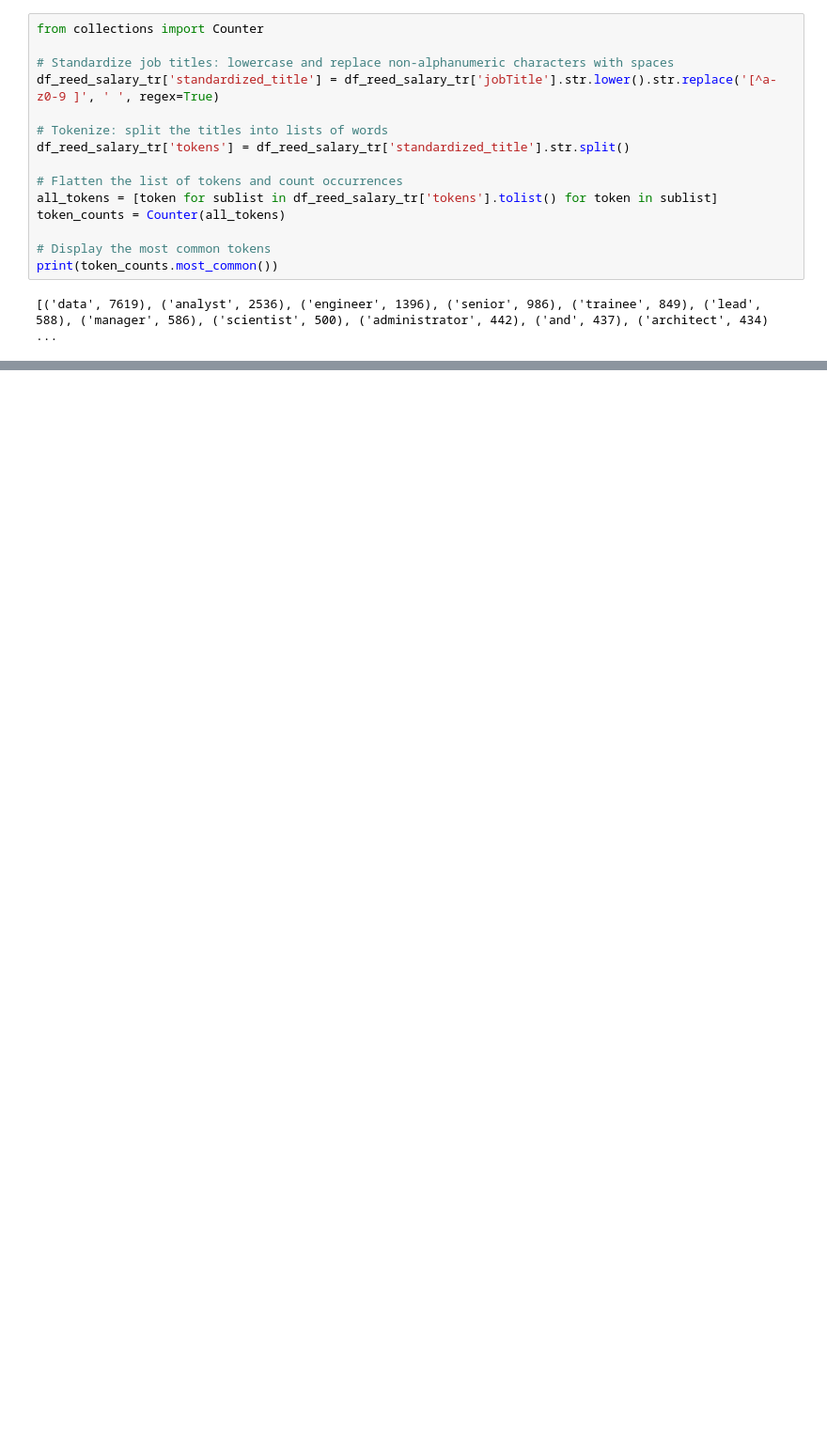
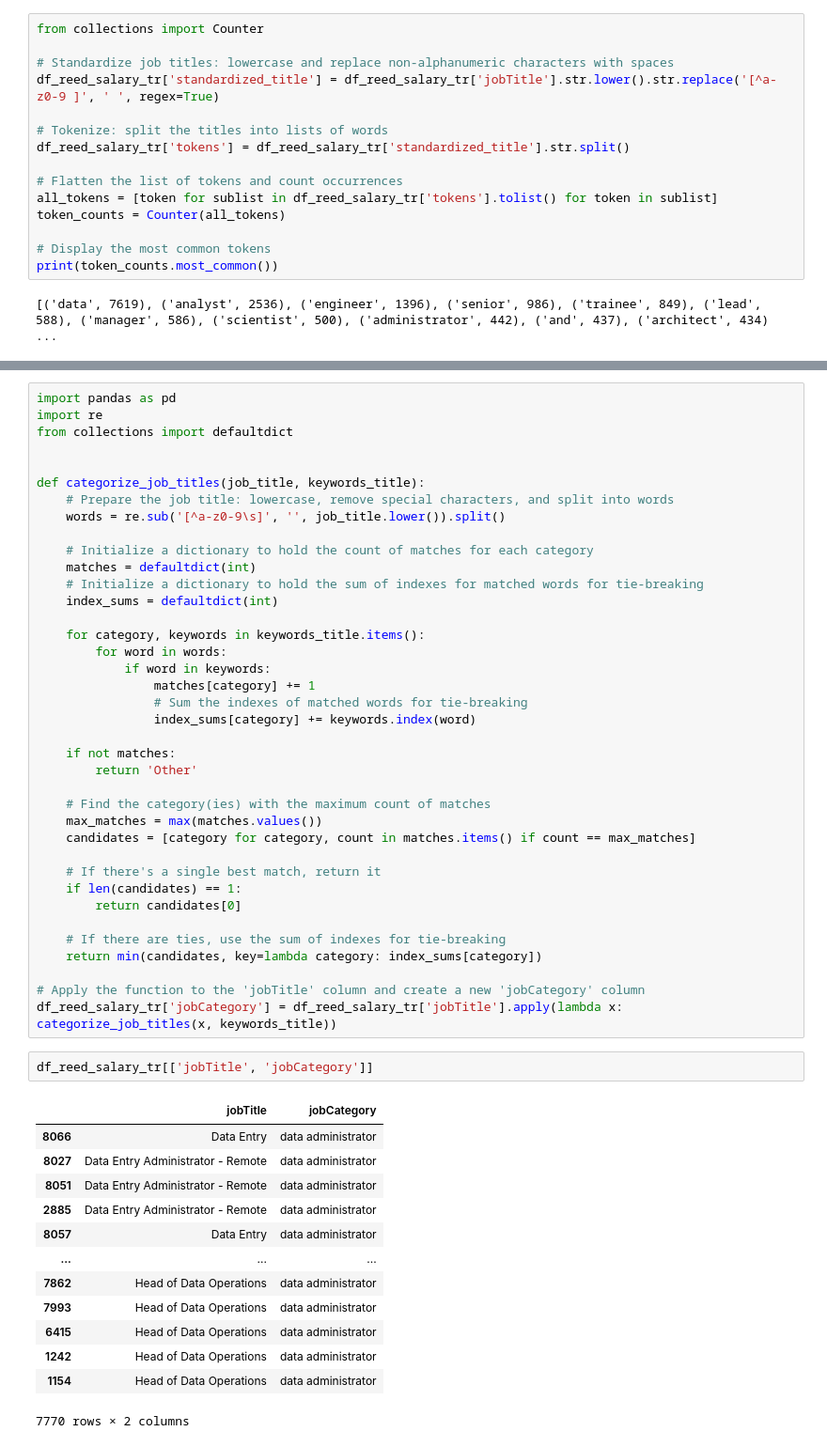
Before and after one commit to mygitbob/feb24_project_job-market, a Jupyter notebook: src/reed mdb pull and transforml.ipynb, the cells around one changed output, grey strips where cells are left out. Shown at 94% size. Drawn from its saved outputs; the diff is of its cells as text; blank space fills up the shorter version.

```diff
--- a/src/reed mdb pull and transforml.ipynb
+++ b/src/reed mdb pull and transforml.ipynb
@@ -597,0 +594,54 @@ print(token_counts.most_common())
+# %%
+import pandas as pd
+import re
+from collections import defaultdict
+
+
+def categorize_job_titles(job_title, keywords_title):
+    # Prepare the job title: lowercase, remove special characters, and split into words
+    words = re.sub('[^a-z0-9\s]', '', job_title.lower()).split()
+
+    # Initialize a dictionary to hold the count of matches for each category
+    matches = defaultdict(int)
+    # Initialize a dictionary to hold the sum of indexes for matched words for tie-breaking
+    index_sums = defaultdict(int)
+
+    for category, keywords in keywords_title.items():
+        for word in words:
+            if word in keywords:
+                matches[category] += 1
+                # Sum the indexes of matched words for tie-breaking
+                index_sums[category] += keywords.index(word)
+
+    if not matches:
+        return 'Other'
+
+    # Find the category(ies) with the maximum count of matches
+    max_matches = max(matches.values())
+    candidates = [category for category, count in matches.items() if count == max_matches]
+
+    # If there's a single best match, return it
+    if len(candidates) == 1:
+        return candidates[0]
+
+    # If there are ties, use the sum of indexes for tie-breaking
+    return min(candidates, key=lambda category: index_sums[category])
+
+# Apply the function to the 'jobTitle' column and create a new 'jobCategory' column
+df_reed_salary_tr['jobCategory'] = df_reed_salary_tr['jobTitle'].apply(lambda x: categorize_job_titles(x, keywords_title))
+# %%
+df_reed_salary_tr[['jobTitle', 'jobCategory']]
+# %% [output]
+|  | jobTitle | jobCategory |
+| 8066 | Data Entry | data administrator |
+| 8027 | Data Entry Administrator - Remote | data administrator |
+| 8051 | Data Entry Administrator - Remote | data administrator |
+| 2885 | Data Entry Administrator - Remote | data administrator |
+| 8057 | Data Entry | data administrator |
+| ... | ... | ... |
+| 7862 | Head of Data Operations | data administrator |
+| 7993 | Head of Data Operations | data administrator |
+| 6415 | Head of Data Operations | data administrator |
+| 1242 | Head of Data Operations | data administrator |
+| 1154 | Head of Data Operations | data administrator |
+7770 rows × 2 columns
```
Also changed, not shown: parts of 21 cells of this notebook, 2 other files.
